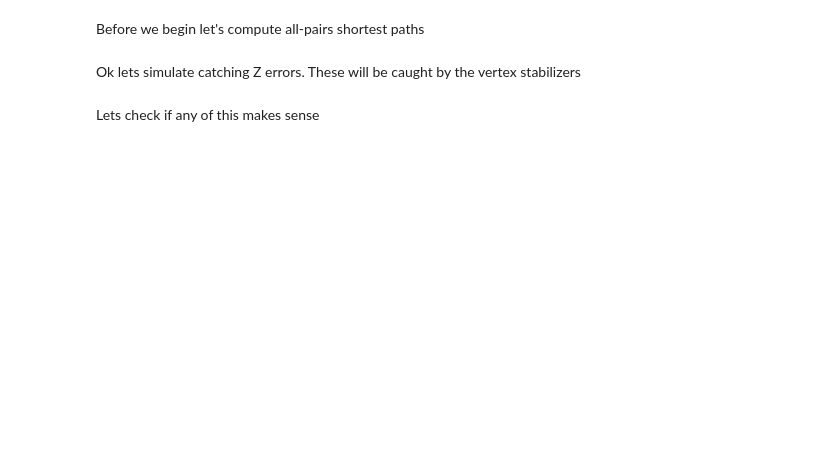
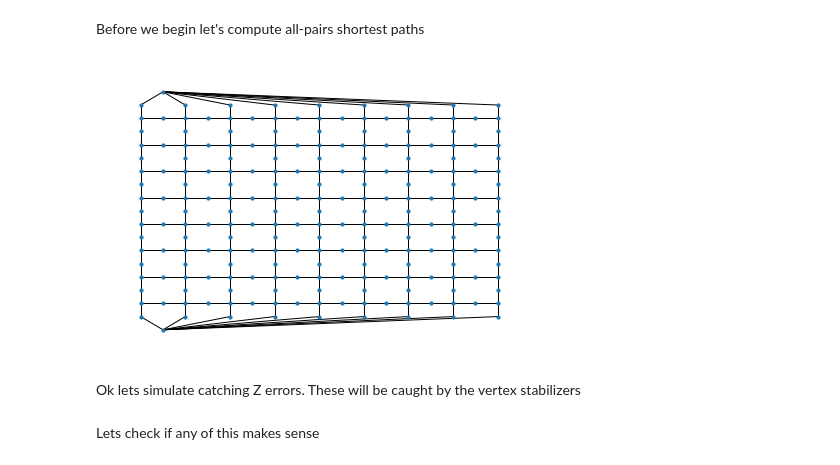
Before and after one commit to Acceleraizer/PHY160fp-topoQEC, a Jupyter notebook: surface.ipynb, the cells around one changed output. Cells and saved outputs as stored; diff of their text form; code cells hidden in the pictures; blank space fills up the shorter version.

```diff
--- a/surface.ipynb
+++ b/surface.ipynb
@@ -79,0 +77,19 @@ shortest_paths = dict(nx.all_pairs_shortest_path(lattice_vis))
+# %%
+shortest_paths = dict(nx.shortest_path(lattice_vis))
+shortest_paths_length = dict(nx.shortest_path_length(lattice, weight='weight'))
+
+boundaries = [(q[0]+0.5, q[1]+1) for q in vertex_coordinates.keys()]
+# syndrome_edges = [(p1, p2, {'weight': len(shortest_paths[p1][p2])-1}) for i,p1 in enumerate(vertex_coordinates.keys()) for j,p2 in enumerate(vertex_coordinates.keys()) if i>j]
+boundary_edges = [(s, b, {"weight" : min(shortest_paths_length[s][terminals[0]], shortest_paths_length[s][terminals[1]])}) for s,b in zip(vertex_coordinates.keys(), boundaries)]
+tunnel_edges = [(boundaries[i], boundaries[j], {"weight" : 0}) for j in range(len(boundaries)) for i in range(j)]
+
+# lattice.add_nodes_from(boundaries)
+# lattice.add_edges_from(boundary_edges+tunnel_edges)
+pos = {(x,y):(y,x) for x,y in lattice.nodes()}
+nx.draw(lattice, pos=pos, node_size=10)
+
+# shortest_paths = dict(nx.all_pairs_shortest_path(lattice))
+# lattice.add_edges_from(syndrome_edges)
+pos = {(x,y):(y,x) for x,y in lattice.nodes()}
+# %% [output]
+[figure, added]
```
Also changed, not shown: parts of 21 cells of this notebook.
